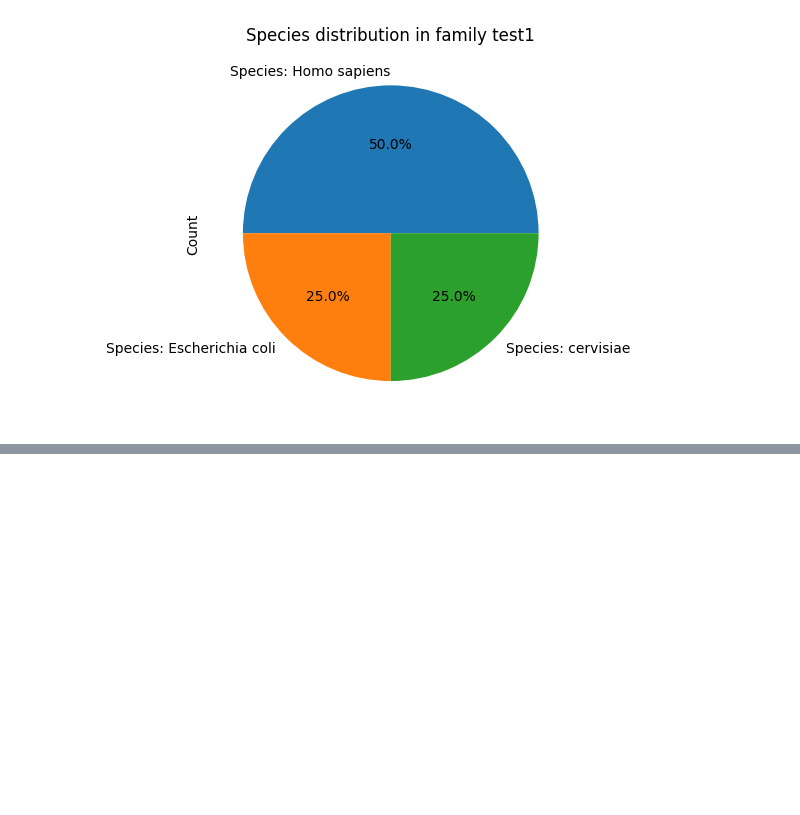
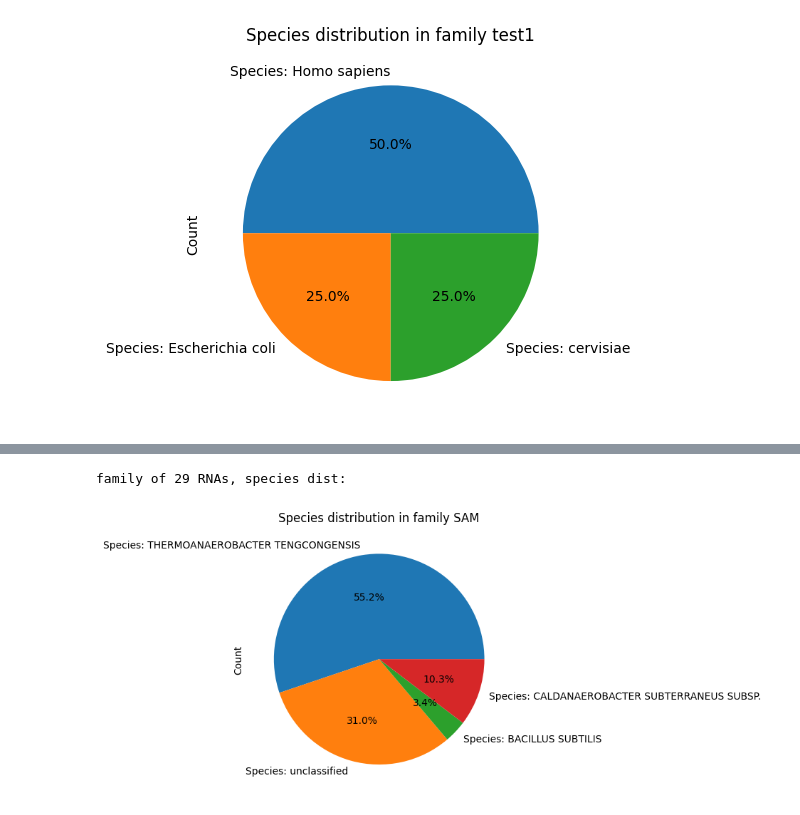
Before and after one commit to rna-oop/2425-m1-geniomhe-group-6, a Jupyter notebook: lab2/demo/demo-extensions.ipynb, the cells around one changed output, grey strips where cells are left out. Cells and saved outputs as stored; diff of their text form; code cells hidden in the pictures; blank space fills up the shorter version.

```diff
--- a/lab2/demo/demo-extensions.ipynb
+++ b/lab2/demo/demo-extensions.ipynb
@@ -129,12 +137,13 @@ Example on a real family (example does not hold bcs species info is not extracte
 # %%
-# pdb_ids=get_pdb_ids_from_fam('RF01510')
-# molecules=[]
-# fam=Family(id='RF01510',name='test')
+pdb_ids=get_pdb_ids_from_fam('SAM')
+molecules=[]
+fam=Family(id='SAM',name='SAM')
 
-# for pdb_id in pdb_ids:
-#     rna_io=RNA_IO()
-#     rna=rna_io.read(pathify_pdb(pdb_id),format='PDB')
-#     print(rna)
-#     molecules.append(rna)
+for pdb_id in pdb_ids:
+    rna_io=RNA_IO()
+    rna=rna_io.read(pathify_pdb(pdb_id),format='PDB')
+    molecules.append(rna)
+    print()
+    fam.add_RNA(rna)
 
 # -- testing
@@ -140,0 +168,6 @@ Example on a real family (example does not hold bcs species info is not extracte
+# %%
+print(f'family of {len(molecules)} RNAs, species dist:')
+fam.plot_distribution()
+# %% [output]
+family of 29 RNAs, species dist:
+[figure, added]
```
Also changed, not shown: parts of 9 cells of this notebook, 9 other files.
